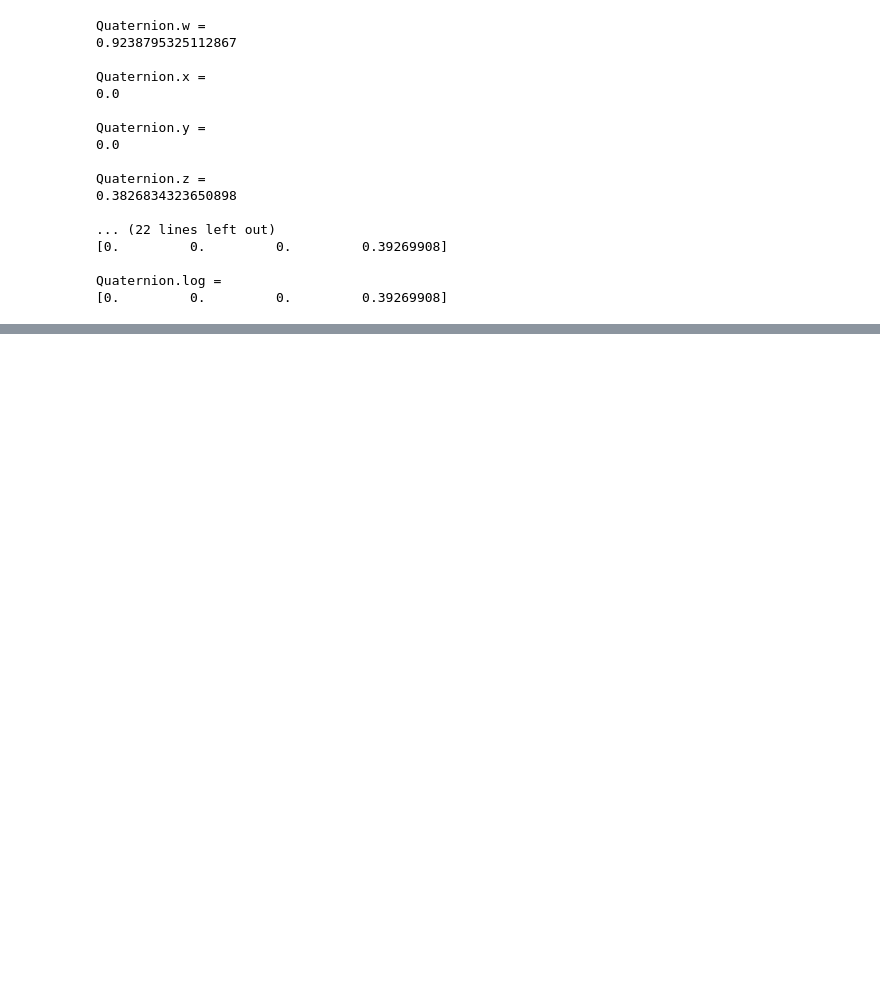
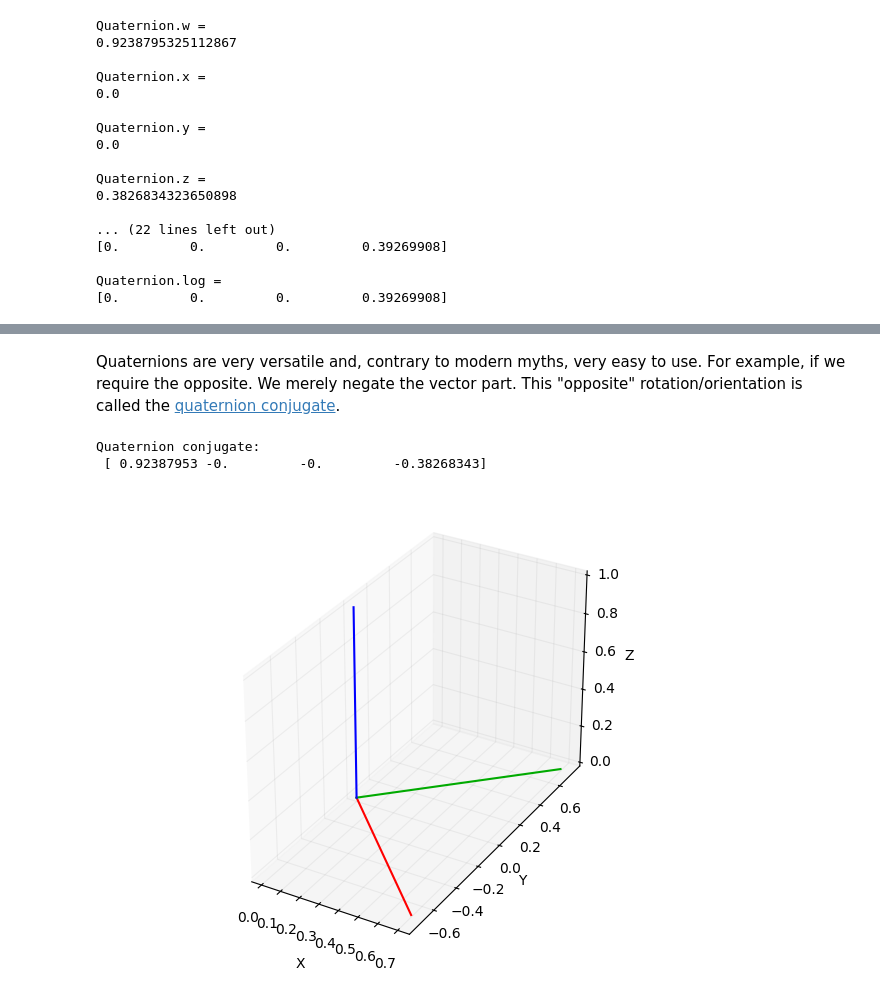
Before and after one commit to Mayitzin/ahrs, a Jupyter notebook: notebooks/Showcase.ipynb, the cells around one changed output, grey strips where cells are left out. Cells and saved outputs as stored; diff of their text form; code cells hidden in the pictures; blank space fills up the shorter version.

```diff
--- a/notebooks/Showcase.ipynb
+++ b/notebooks/Showcase.ipynb
@@ -384,0 +392,11 @@ Quaternion.log =
+# %% [markdown]
+Quaternions are very versatile and, contrary to modern myths, very easy to use. For example, if we require the opposite. We merely negate the vector part. This "opposite" rotation/orientation is called the [quaternion conjugate](https://en.wikipedia.org/wiki/Quaternion#Conjugation,_the_norm,_and_reciprocal).
+# %%
+q_c = q.conjugate
+print(f"Quaternion conjugate:\n", q_c)
+dcm_inv = ahrs.Quaternion(q_c).to_DCM()
+plot3(frames=dcm_inv)
+# %% [output]
+Quaternion conjugate:
+ [ 0.92387953 -0.         -0.         -0.38268343]
+[figure, added]
```
Also changed, not shown: parts of 16 cells of this notebook.
